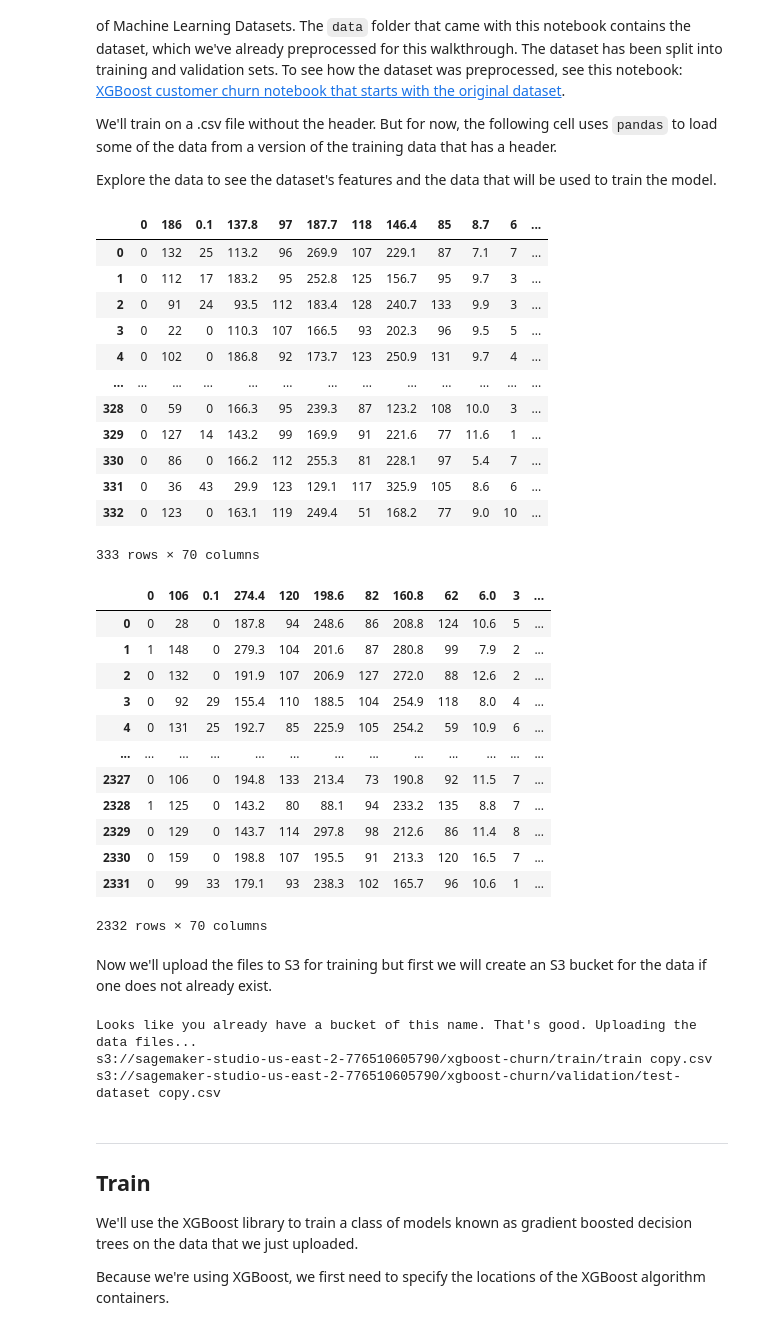
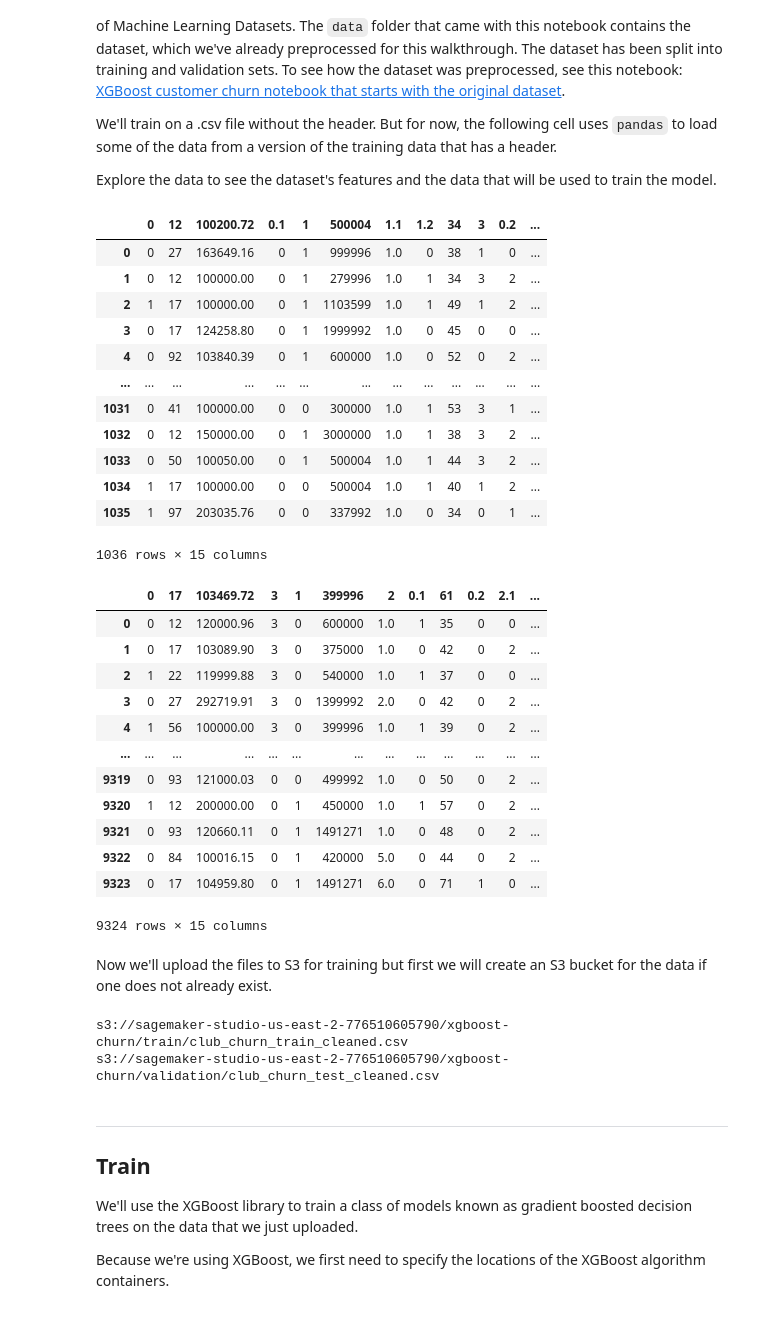
Before and after one commit to algharak/club_churn, a Jupyter notebook: xgboost_customer_churn_studio.ipynb, the cells around one changed output. Cells and saved outputs as stored; diff of their text form; code cells hidden in the pictures.

Commit message:
debugging zero validation error

```diff
--- a/xgboost_customer_churn_studio.ipynb
+++ b/xgboost_customer_churn_studio.ipynb
@@ -107,48 +107,48 @@ We'll train on a .csv file without the header. But for now, the following cell u
 Explore the data to see the dataset's features and the data that will be used to train the model.
 # %%
 # Set the path we can find the data files that go with this notebook
-#local_data_path = './data/club_churn_test_cleaned.csv'
-local_data_path = './data/test-dataset copy.csv'
+local_data_path = './data/club_churn_test_cleaned.csv'
+#local_data_path = './data/test-dataset copy.csv'
 data = pd.read_csv(local_data_path)
 pd.set_option('display.max_columns', 500)     # Make sure we can see all of the columns
 pd.set_option('display.max_rows', 10)         # Keep the output on one page
 data
 # %% [output]
-|  | 0 | 186 | 0.1 | 137.8 | 97 | 187.7 | 118 | 146.4 | 85 | 8.7 | 6 | ... |
-| 0 | 0 | 132 | 25 | 113.2 | 96 | 269.9 | 107 | 229.1 | 87 | 7.1 | 7 | ... |
-| 1 | 0 | 112 | 17 | 183.2 | 95 | 252.8 | 125 | 156.7 | 95 | 9.7 | 3 | ... |
-| 2 | 0 | 91 | 24 | 93.5 | 112 | 183.4 | 128 | 240.7 | 133 | 9.9 | 3 | ... |
-| 3 | 0 | 22 | 0 | 110.3 | 107 | 166.5 | 93 | 202.3 | 96 | 9.5 | 5 | ... |
-| 4 | 0 | 102 | 0 | 186.8 | 92 | 173.7 | 123 | 250.9 | 131 | 9.7 | 4 | ... |
+|  | 0 | 12 | 100200.72 | 0.1 | 1 | 500004 | 1.1 | 1.2 | 34 | 3 | 0.2 | ... |
+| 0 | 0 | 27 | 163649.16 | 0 | 1 | 999996 | 1.0 | 0 | 38 | 1 | 0 | ... |
+| 1 | 0 | 12 | 100000.00 | 0 | 1 | 279996 | 1.0 | 1 | 34 | 3 | 2 | ... |
+| 2 | 1 | 17 | 100000.00 | 0 | 1 | 1103599 | 1.0 | 1 | 49 | 1 | 2 | ... |
+| 3 | 0 | 17 | 124258.80 | 0 | 1 | 1999992 | 1.0 | 0 | 45 | 0 | 0 | ... |
+| 4 | 0 | 92 | 103840.39 | 0 | 1 | 600000 | 1.0 | 0 | 52 | 0 | 2 | ... |
 | ... | ... | ... | ... | ... | ... | ... | ... | ... | ... | ... | ... | ... |
-| 328 | 0 | 59 | 0 | 166.3 | 95 | 239.3 | 87 | 123.2 | 108 | 10.0 | 3 | ... |
-| 329 | 0 | 127 | 14 | 143.2 | 99 | 169.9 | 91 | 221.6 | 77 | 11.6 | 1 | ... |
-| 330 | 0 | 86 | 0 | 166.2 | 112 | 255.3 | 81 | 228.1 | 97 | 5.4 | 7 | ... |
-| 331 | 0 | 36 | 43 | 29.9 | 123 | 129.1 | 117 | 325.9 | 105 | 8.6 | 6 | ... |
-| 332 | 0 | 123 | 0 | 163.1 | 119 | 249.4 | 51 | 168.2 | 77 | 9.0 | 10 | ... |
+| 1031 | 0 | 41 | 100000.00 | 0 | 0 | 300000 | 1.0 | 1 | 53 | 3 | 1 | ... |
+| 1032 | 0 | 12 | 150000.00 | 0 | 1 | 3000000 | 1.0 | 1 | 38 | 3 | 2 | ... |
+| 1033 | 0 | 50 | 100050.00 | 0 | 1 | 500004 | 1.0 | 1 | 44 | 3 | 2 | ... |
+| 1034 | 1 | 17 | 100000.00 | 0 | 0 | 500004 | 1.0 | 1 | 40 | 1 | 2 | ... |
+| 1035 | 1 | 97 | 203035.76 | 0 | 0 | 337992 | 1.0 | 0 | 34 | 0 | 1 | ... |
-333 rows × 70 columns
+1036 rows × 15 columns
 # %%
 # Set the path we can find the data files that go with this notebook
-#local_data_path = './data/club_churn_train_cleaned.csv'
-local_data_path = './data/train copy.csv'
+local_data_path = './data/club_churn_train_cleaned.csv'
+#local_data_path = './data/train copy.csv'
 data = pd.read_csv(local_data_path)
 pd.set_option('display.max_columns', 500)     # Make sure we can see all of the columns
 pd.set_option('display.max_rows', 10)         # Keep the output on one page
 data
 # %% [output]
-|  | 0 | 106 | 0.1 | 274.4 | 120 | 198.6 | 82 | 160.8 | 62 | 6.0 | 3 | ... |
-| 0 | 0 | 28 | 0 | 187.8 | 94 | 248.6 | 86 | 208.8 | 124 | 10.6 | 5 | ... |
-| 1 | 1 | 148 | 0 | 279.3 | 104 | 201.6 | 87 | 280.8 | 99 | 7.9 | 2 | ... |
-| 2 | 0 | 132 | 0 | 191.9 | 107 | 206.9 | 127 | 272.0 | 88 | 12.6 | 2 | ... |
-| 3 | 0 | 92 | 29 | 155.4 | 110 | 188.5 | 104 | 254.9 | 118 | 8.0 | 4 | ... |
-| 4 | 0 | 131 | 25 | 192.7 | 85 | 225.9 | 105 | 254.2 | 59 | 10.9 | 6 | ... |
+|  | 0 | 17 | 103469.72 | 3 | 1 | 399996 | 2 | 0.1 | 61 | 0.2 | 2.1 | ... |
+| 0 | 0 | 12 | 120000.96 | 3 | 0 | 600000 | 1.0 | 1 | 35 | 0 | 0 | ... |
+| 1 | 0 | 17 | 103089.90 | 3 | 0 | 375000 | 1.0 | 0 | 42 | 0 | 2 | ... |
+| 2 | 1 | 22 | 119999.88 | 3 | 0 | 540000 | 1.0 | 1 | 37 | 0 | 0 | ... |
+| 3 | 0 | 27 | 292719.91 | 3 | 0 | 1399992 | 2.0 | 0 | 42 | 0 | 2 | ... |
+| 4 | 1 | 56 | 100000.00 | 3 | 0 | 399996 | 1.0 | 1 | 39 | 0 | 2 | ... |
 | ... | ... | ... | ... | ... | ... | ... | ... | ... | ... | ... | ... | ... |
-| 2327 | 0 | 106 | 0 | 194.8 | 133 | 213.4 | 73 | 190.8 | 92 | 11.5 | 7 | ... |
-| 2328 | 1 | 125 | 0 | 143.2 | 80 | 88.1 | 94 | 233.2 | 135 | 8.8 | 7 | ... |
-| 2329 | 0 | 129 | 0 | 143.7 | 114 | 297.8 | 98 | 212.6 | 86 | 11.4 | 8 | ... |
-| 2330 | 0 | 159 | 0 | 198.8 | 107 | 195.5 | 91 | 213.3 | 120 | 16.5 | 7 | ... |
-| 2331 | 0 | 99 | 33 | 179.1 | 93 | 238.3 | 102 | 165.7 | 96 | 10.6 | 1 | ... |
+| 9319 | 0 | 93 | 121000.03 | 0 | 0 | 499992 | 1.0 | 0 | 50 | 0 | 2 | ... |
+| 9320 | 1 | 12 | 200000.00 | 0 | 1 | 450000 | 1.0 | 1 | 57 | 0 | 2 | ... |
+| 9321 | 0 | 93 | 120660.11 | 0 | 1 | 1491271 | 1.0 | 0 | 48 | 0 | 2 | ... |
+| 9322 | 0 | 84 | 100016.15 | 0 | 1 | 420000 | 5.0 | 0 | 44 | 0 | 2 | ... |
+| 9323 | 0 | 17 | 104959.80 | 0 | 1 | 1491271 | 6.0 | 0 | 71 | 1 | 0 | ... |
-2332 rows × 70 columns
+9324 rows × 15 columns
 # %% [markdown]
 Now we'll upload the files to S3 for training but first we will create an S3 bucket for the data if one does not already exist.
 # %%
@@ -170,14 +170,13 @@ except Exception as e:
 #print(s3url)
 #s3url = S3Uploader.upload('data/club_churn_test_cleaned.csv', 's3://{}/{}/{}'.format(bucket, prefix,'validation'))
 #print(s3url)
-s3url = S3Uploader.upload('data/train copy.csv', 's3://{}/{}/{}'.format(bucket, prefix,'train'))
+s3url = S3Uploader.upload('data/club_churn_train_cleaned.csv', 's3://{}/{}/{}'.format(bucket, prefix,'train'))
 print(s3url)
-s3url = S3Uploader.upload('data/test-dataset copy.csv', 's3://{}/{}/{}'.format(bucket, prefix,'validation'))
+s3url = S3Uploader.upload('data/club_churn_test_cleaned.csv', 's3://{}/{}/{}'.format(bucket, prefix,'validation'))
 print(s3url)
 # %% [output]
-Looks like you already have a bucket of this name. That's good. Uploading the data files...
-s3://sagemaker-studio-us-east-2-776510605790/xgboost-churn/train/train copy.csv
-s3://sagemaker-studio-us-east-2-776510605790/xgboost-churn/validation/test-dataset copy.csv
+s3://sagemaker-studio-us-east-2-776510605790/xgboost-churn/train/club_churn_train_cleaned.csv
+s3://sagemaker-studio-us-east-2-776510605790/xgboost-churn/validation/club_churn_test_cleaned.csv
 # %% [markdown]
 ---
 ## Train
```
Also changed, not shown: parts of 4 cells of this notebook.
